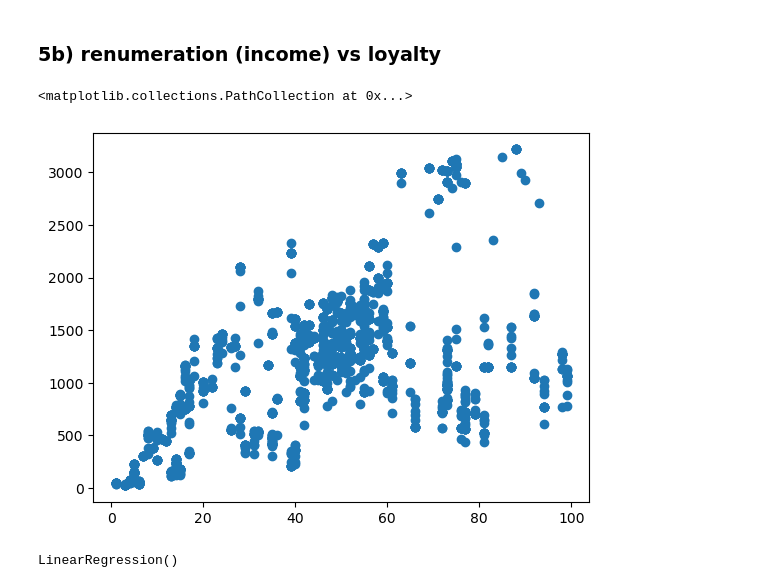
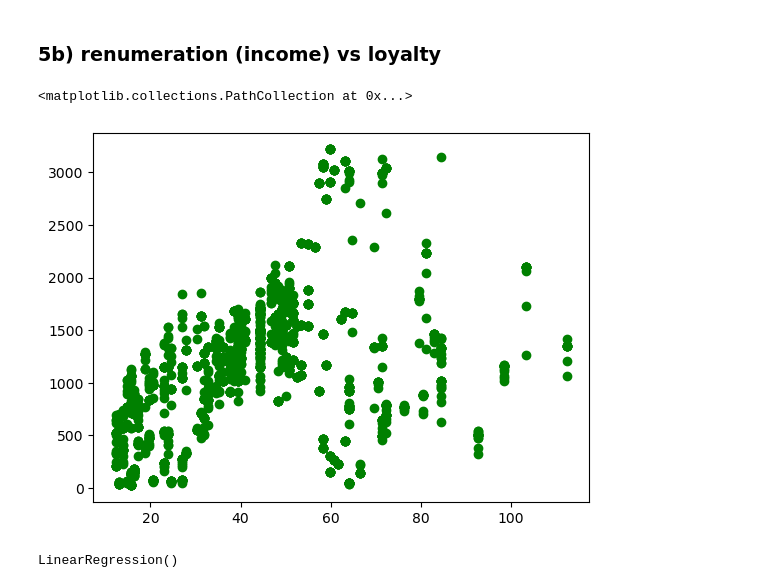
Before and after one commit to beata-faitli/Turtle-Games, a Jupyter notebook: Faitli_Beata_DA301_Assignment_Notebook.ipynb, the cells around one changed output. Drawn from its saved outputs; the diff is of its cells as text; code cells hidden in the pictures.

```diff
--- a/Faitli_Beata_DA301_Assignment_Notebook.ipynb
+++ b/Faitli_Beata_DA301_Assignment_Notebook.ipynb
@@ -770,13 +794,13 @@ plt.plot(x, regression_table, color='black')
 # %%
 # Define independent variable. reshape values to fit model
 x2 = reviews['income'].values.reshape(-1, 1)
 
 # Define dependent variable.
 y = reviews['loyalty_points'].values.reshape(-1, 1)
 
 # Check for linearity with Matplotlib.
-plt.scatter(x, y)
+plt.scatter(x2, y, color = 'green')
 # %% [output]
 <matplotlib.collections.PathCollection at 0x...>
-[figure, old version]
+[figure, new version]
 # %%
```
Also changed, not shown: parts of 79 cells of this notebook.
